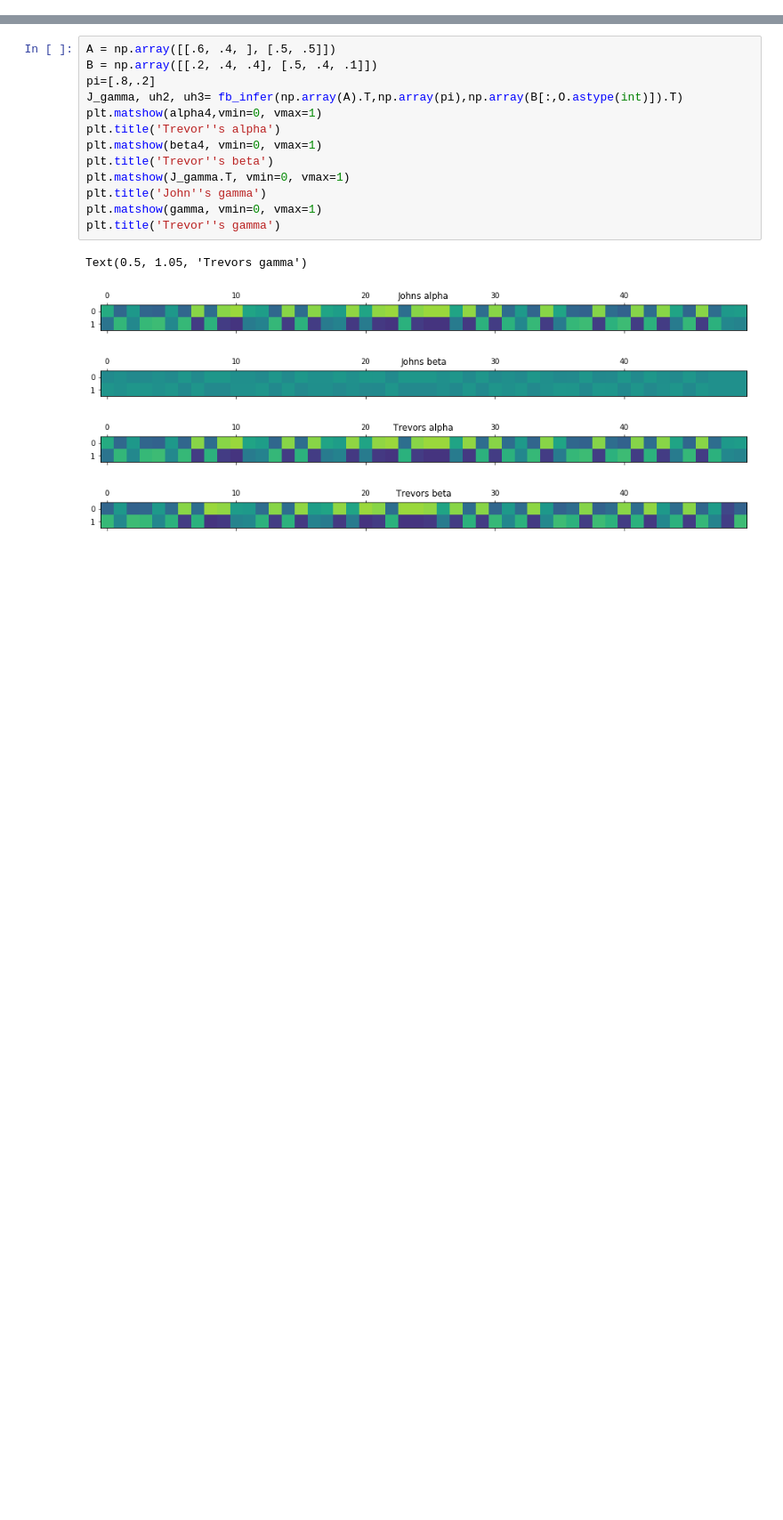
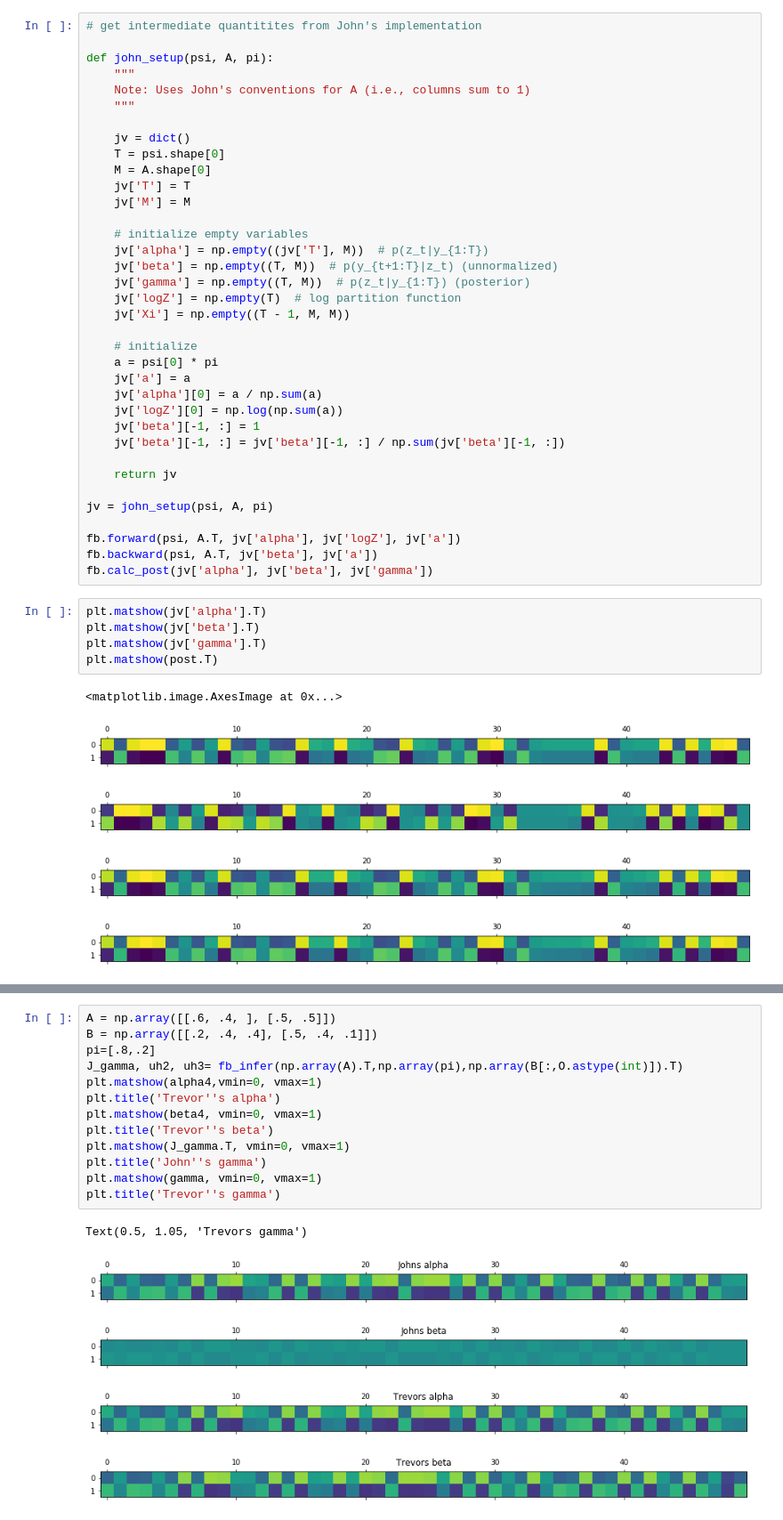
Before and after one commit to Trevorules/Year-0, a Jupyter notebook: EM-FB.ipynb, the cells around one changed output, grey strips where cells are left out. Shown at 89% size. Cells and saved outputs as stored; diff of their text form; blank space fills up the shorter version.

```diff
--- a/EM-FB.ipynb
+++ b/EM-FB.ipynb
@@ -68,3 +84,50 @@ plt.matshow(O_mat)
+# %%
+# get intermediate quantitites from John's implementation
+
+def john_setup(psi, A, pi):
+    """
+    Note: Uses John's conventions for A (i.e., columns sum to 1)
+    """
+
+    jv = dict()
+    T = psi.shape[0]
+    M = A.shape[0]
+    jv['T'] = T
+    jv['M'] = M
+
+    # initialize empty variables
+    jv['alpha'] = np.empty((jv['T'], M))  # p(z_t|y_{1:T})
+    jv['beta'] = np.empty((T, M))  # p(y_{t+1:T}|z_t) (unnormalized)
+    jv['gamma'] = np.empty((T, M))  # p(z_t|y_{1:T}) (posterior)
+    jv['logZ'] = np.empty(T)  # log partition function
+    jv['Xi'] = np.empty((T - 1, M, M))
+
+    # initialize
+    a = psi[0] * pi
+    jv['a'] = a
+    jv['alpha'][0] = a / np.sum(a)
+    jv['logZ'][0] = np.log(np.sum(a))
+    jv['beta'][-1, :] = 1
+    jv['beta'][-1, :] = jv['beta'][-1, :] / np.sum(jv['beta'][-1, :])
+
+    return jv
+
+jv = john_setup(psi, A, pi)
+
+fb.forward(psi, A.T, jv['alpha'], jv['logZ'], jv['a'])
+fb.backward(psi, A.T, jv['beta'], jv['a'])
+fb.calc_post(jv['alpha'], jv['beta'], jv['gamma'])
+# %%
+plt.matshow(jv['alpha'].T)
+plt.matshow(jv['beta'].T)
+plt.matshow(jv['gamma'].T)
+plt.matshow(post.T)
+# %% [output]
+<matplotlib.image.AxesImage at 0x...>
+[figure, added]
+[figure, added]
+[figure, added]
+[figure, added]
 # %%
 def forward(O, A, B, pi):
 
```
Also changed, not shown: parts of 23 cells of this notebook.
